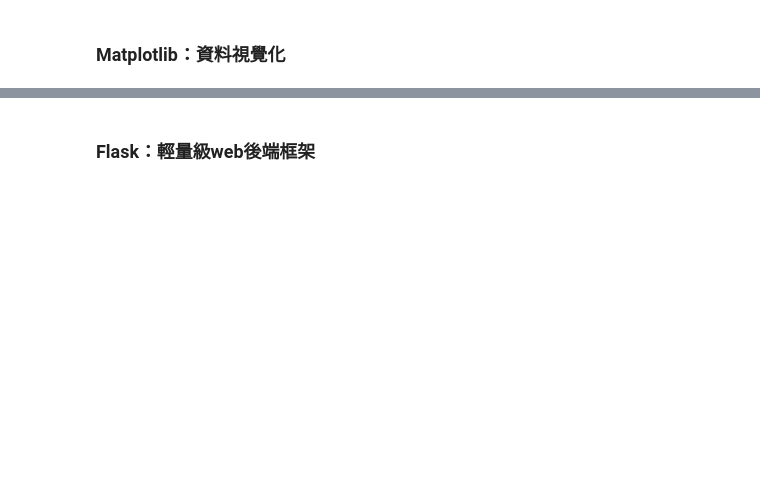
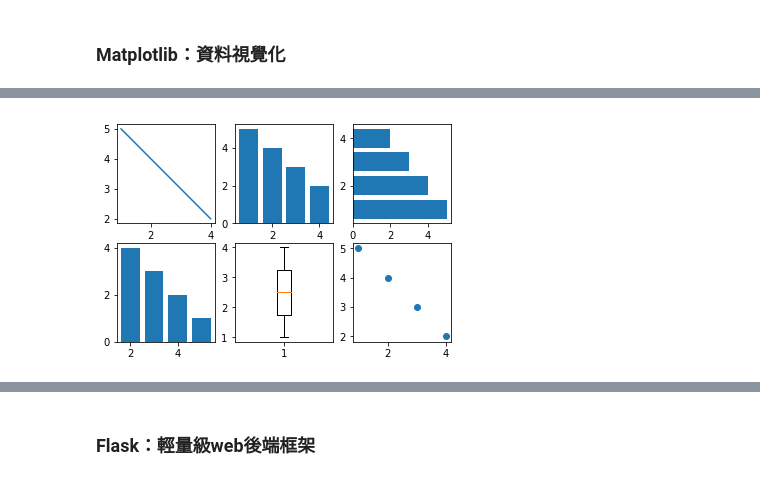
Before and after one commit to music1353/pyHowFun, a Jupyter notebook: LESSON2 模組module.ipynb, the cells around one changed output, grey strips where cells are left out. Saved outputs shown, nothing was run; the diff lists cells and outputs as text; code cells hidden in the pictures; blank space fills up the shorter version.

```diff
--- a/LESSON2 模組module.ipynb
+++ b/LESSON2 模組module.ipynb
@@ -323,0 +338,30 @@ import matplotlib.pyplot as plt
+# %%
+# Figures
+
+from matplotlib.pyplot import *
+
+x = [1, 2, 3, 4]
+y = [5, 4, 3, 2]
+figure()
+
+subplot(231)
+plot(x, y)
+
+subplot(232)
+bar(x, y)
+
+subplot(233)
+barh(x, y)
+
+subplot(234)
+bar(y, x)
+
+subplot(235)
+boxplot(x)
+
+subplot(236)
+scatter(x, y)
+
+show()
+# %% [output]
+[figure, added]
```
Also changed, not shown: parts of 15 cells of this notebook, 4 other files.
